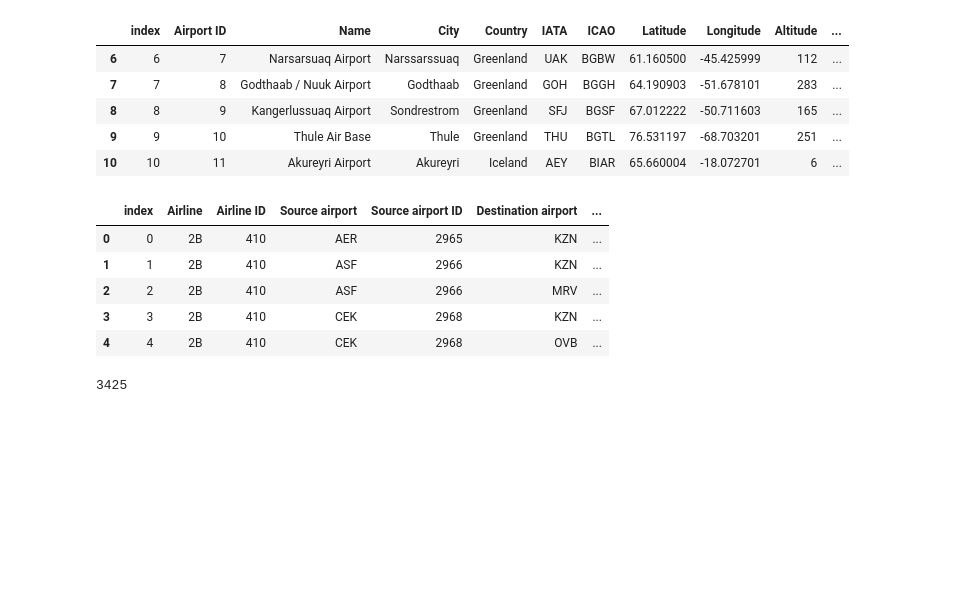
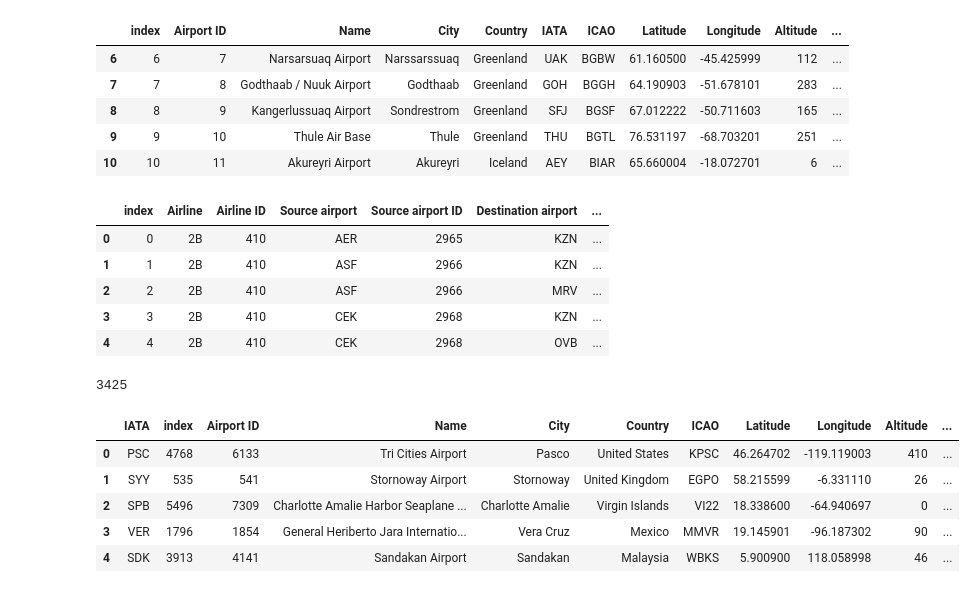
Before and after one commit to eddiexunyc/web_analytics_work, a Jupyter notebook: Project 1/data_620_project_1.ipynb, the cells around one changed output. Drawn from its saved outputs; the diff is of its cells as text; code cells hidden in the pictures; blank space fills up the shorter version.

```diff
--- a/Project 1/data_620_project_1.ipynb
+++ b/Project 1/data_620_project_1.ipynb
@@ -54,3 +56,14 @@ airport_nodes = set(route_data['Source airport']) | set(route_data['Destination
 len(airport_nodes)
 # %% [output]
 3425
+# %%
+airport_nodes = pd.DataFrame(airport_nodes, columns = ['IATA'])
+airport_nodes = pd.merge(airport_nodes, airports_data, on='IATA', how='inner')
+airport_nodes.head()
+# %% [output]
+|  | IATA | index | Airport ID | Name | City | Country | ICAO | Latitude | Longitude | Altitude | ... |
+| 0 | PSC | 4768 | 6133 | Tri Cities Airport | Pasco | United States | KPSC | 46.264702 | -119.119003 | 410 | ... |
+| 1 | SYY | 535 | 541 | Stornoway Airport | Stornoway | United Kingdom | EGPO | 58.215599 | -6.331110 | 26 | ... |
+| 2 | SPB | 5496 | 7309 | Charlotte Amalie Harbor Seaplane ... | Charlotte Amalie | Virgin Islands | VI22 | 18.338600 | -64.940697 | 0 | ... |
+| 3 | VER | 1796 | 1854 | General Heriberto Jara Internatio... | Vera Cruz | Mexico | MMVR | 19.145901 | -96.187302 | 90 | ... |
+| 4 | SDK | 3913 | 4141 | Sandakan Airport | Sandakan | Malaysia | WBKS | 5.900900 | 118.058998 | 46 | ... |
```
Also changed, not shown: parts of 7 cells of this notebook.
